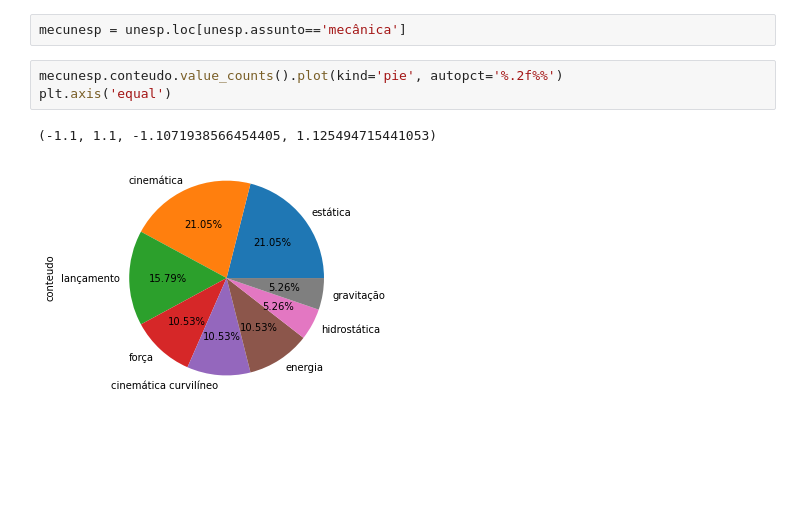
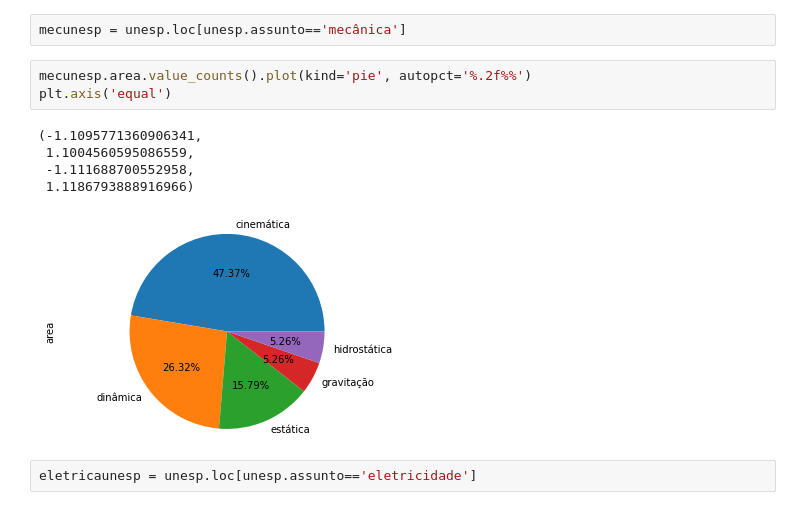
Before and after one commit to lucianogaldino/Provas_Vestibular, a Jupyter notebook: Vestibulares.ipynb, the cells around one changed output. Cells and saved outputs as stored; diff of their text form; blank space fills up the shorter version.

```diff
--- a/Vestibulares.ipynb
+++ b/Vestibulares.ipynb
@@ -166,8 +213,13 @@ plt.axis('equal')
 # %%
 mecunesp = unesp.loc[unesp.assunto=='mecânica']
 # %%
-mecunesp.conteudo.value_counts().plot(kind='pie', autopct='%.2f%%')
+mecunesp.area.value_counts().plot(kind='pie', autopct='%.2f%%')
 plt.axis('equal')
 # %% [output]
-(-1.1, 1.1, -1.1071938566454405, 1.125494715441053)
+(-1.1095771360906341,
+ 1.1004560595086559,
+ -1.111688700552958,
+ 1.1186793888916966)
-[figure, old version]
+[figure, new version]
+# %%
+eletricaunesp = unesp.loc[unesp.assunto=='eletricidade']
```
Also changed, not shown: parts of 27 cells of this notebook.
